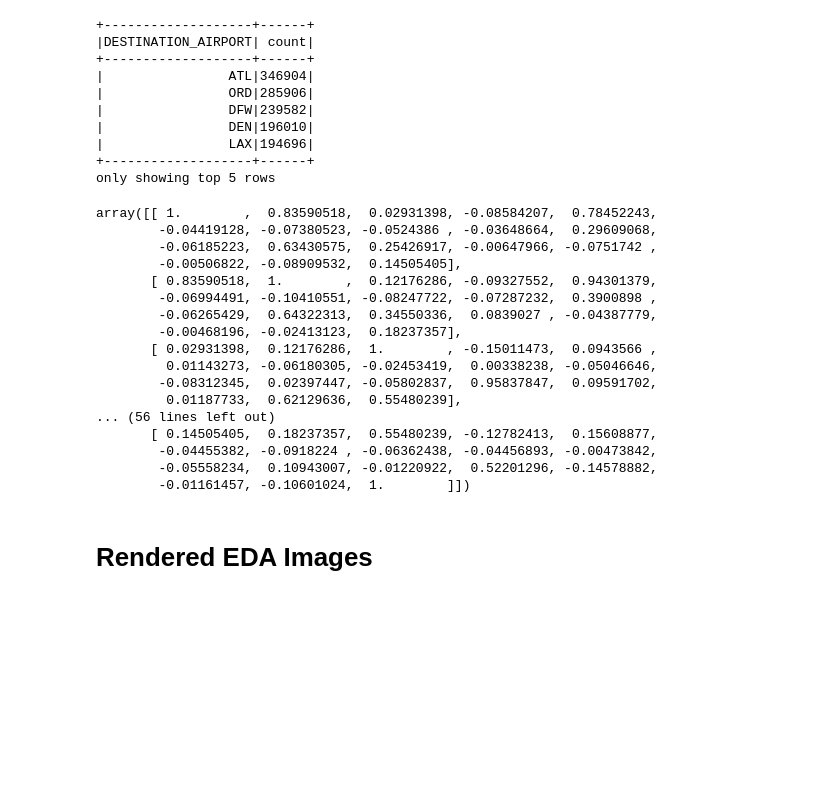
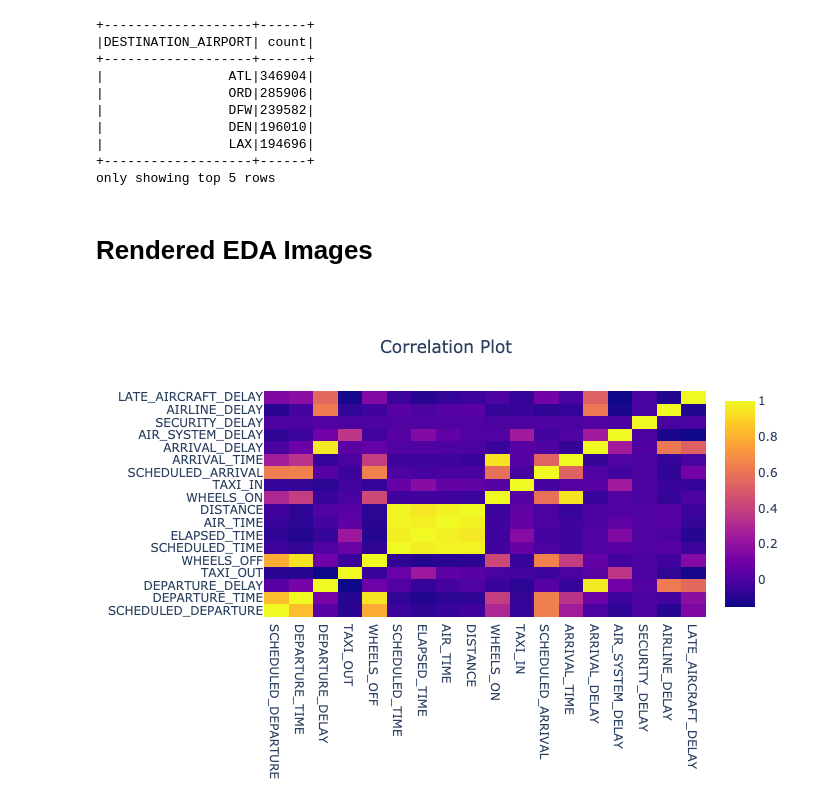
Before and after one commit to carlosmonsivais123/dse230_final_plane, a Jupyter notebook: present_plane.ipynb, the cells around one changed output. Cells and saved outputs as stored; diff of their text form; code cells hidden in the pictures; blank space fills up the shorter version.

Commit message:
adding correlation plot and extra count ploy to notebook

```diff
--- a/present_plane.ipynb
+++ b/present_plane.ipynb
@@ -150,24 +131,6 @@ matrix_array = matrix_array.reshape((len(integer_cols), len(integer_cols)))
-# %%
-matrix_array
-# %% [output]
-array([[ 1.        ,  0.83590518,  0.02931398, -0.08584207,  0.78452243,
-        -0.04419128, -0.07380523, -0.0524386 , -0.03648664,  0.29609068,
-        -0.06185223,  0.63430575,  0.25426917, -0.00647966, -0.0751742 ,
-        -0.00506822, -0.08909532,  0.14505405],
-       [ 0.83590518,  1.        ,  0.12176286, -0.09327552,  0.94301379,
-        -0.06994491, -0.10410551, -0.08247722, -0.07287232,  0.3900898 ,
-        -0.06265429,  0.64322313,  0.34550336,  0.0839027 , -0.04387779,
-        -0.00468196, -0.02413123,  0.18237357],
-       [ 0.02931398,  0.12176286,  1.        , -0.15011473,  0.0943566 ,
-         0.01143273, -0.06180305, -0.02453419,  0.00338238, -0.05046646,
-        -0.08312345,  0.02397447, -0.05802837,  0.95837847,  0.09591702,
-         0.01187733,  0.62129636,  0.55480239],
-... (56 lines left out)
-       [ 0.14505405,  0.18237357,  0.55480239, -0.12782413,  0.15608877,
-        -0.04455382, -0.0918224 , -0.06362438, -0.04456893, -0.00473842,
-        -0.05558234,  0.10943007, -0.01220922,  0.52201296, -0.14578882,
-        -0.01161457, -0.10601024,  1.        ]])
 # %% [markdown]
 # Rendered EDA Images
 # %%
-Image(filename="EDA_Images/Origin_Airport_Count.png")
+Image(filename="EDA_Static_Images/Correlation_Plot.png")
+# %% [output]
+[figure, added]
```
Also changed, not shown: parts of 5 cells of this notebook.
